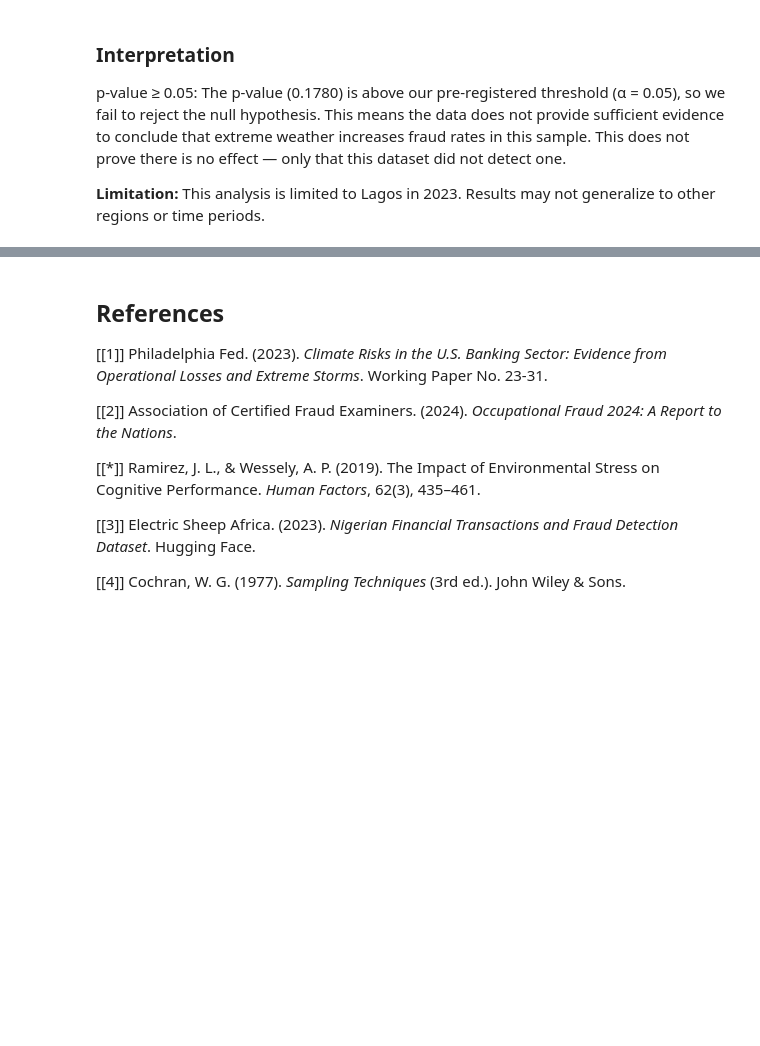
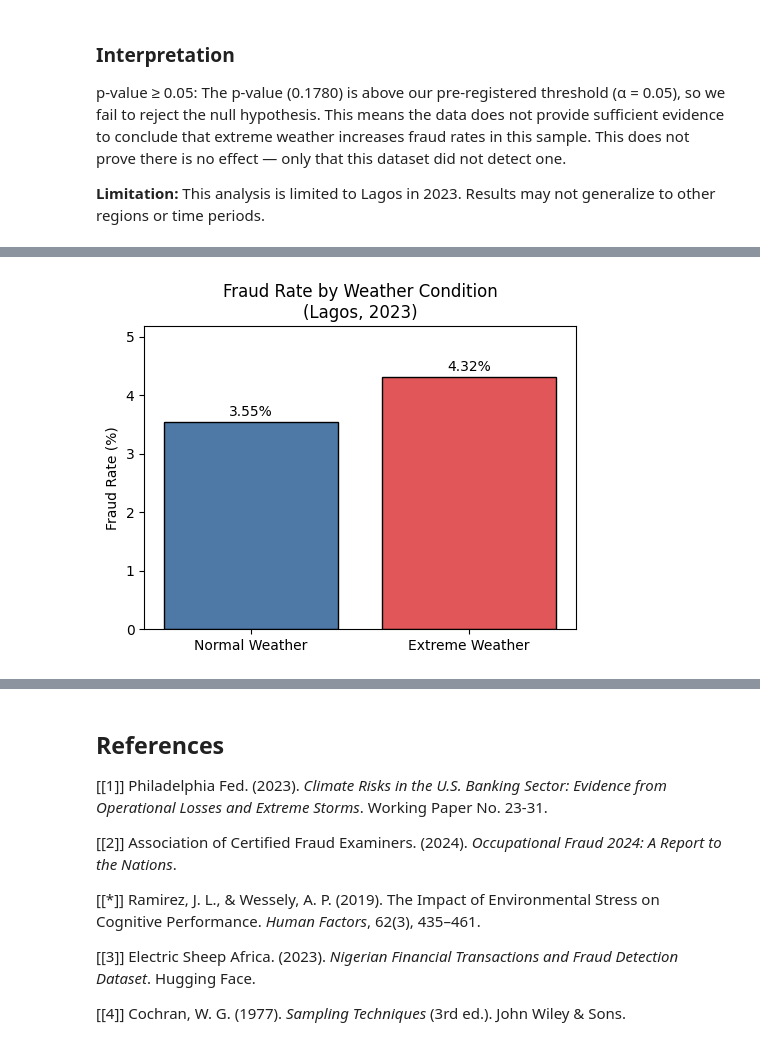
Before and after one commit to hris0077/ds_project, a Jupyter notebook: 02-hypothesis-testing.ipynb, the cells around one changed output, grey strips where cells are left out. Saved outputs shown, nothing was run; the diff lists cells and outputs as text; code cells hidden in the pictures; blank space fills up the shorter version.

Commit message:
Adding visualisation section.

```diff
--- a/02-hypothesis-testing.ipynb
+++ b/02-hypothesis-testing.ipynb
@@ -330,0 +423,25 @@ The p-value (0.1780) is above our pre-registered threshold (α = 0.05), so we fa
+# %%
+# Calculate fraud rates (pre-registered metric)
+fraud_rates = merged.groupby('is_extreme')['is_fraud'].mean()
+
+# Simple bar chart
+plt.figure(figsize=(5, 4))
+bars = plt.bar(
+    ['Normal Weather', 'Extreme Weather'],
+    fraud_rates * 100,  # Convert to percentage
+    color=['#4E79A7', '#E15759'],
+    edgecolor='black'
+)
+
+# Add value labels on top of bars
+for bar, rate in zip(bars, fraud_rates * 100):
+    plt.text(bar.get_x() + bar.get_width()/2, bar.get_height() + 0.1,
+             f'{rate:.2f}%', ha='center', fontsize=10)
+
+plt.ylabel('Fraud Rate (%)')
+plt.title('Fraud Rate by Weather Condition\n(Lagos, 2023)')
+plt.ylim(0, max(fraud_rates) * 100 * 1.2)
+plt.tight_layout()
+plt.show()
+# %% [output]
+[figure, added]
```
Also changed, not shown: parts of 9 cells of this notebook.
